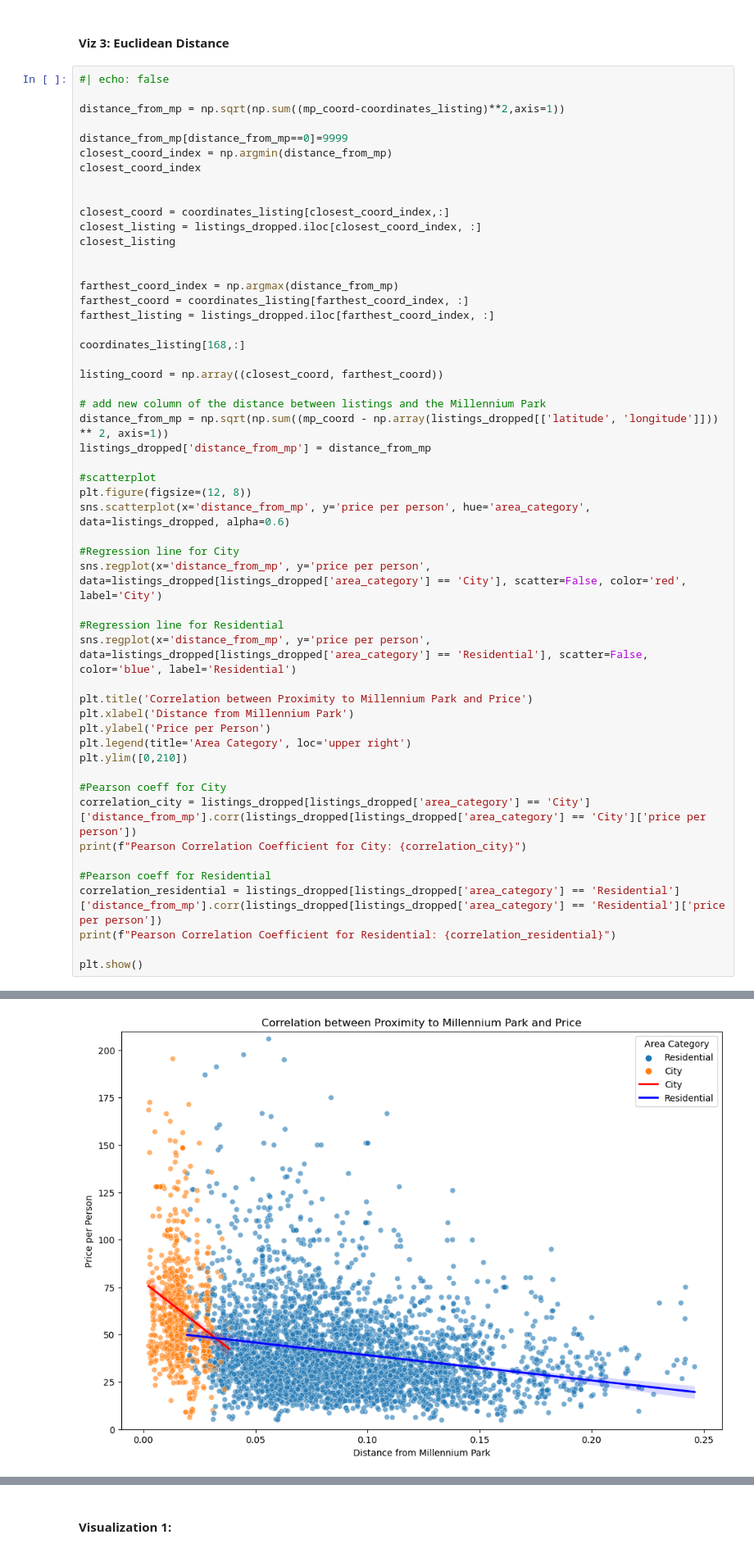
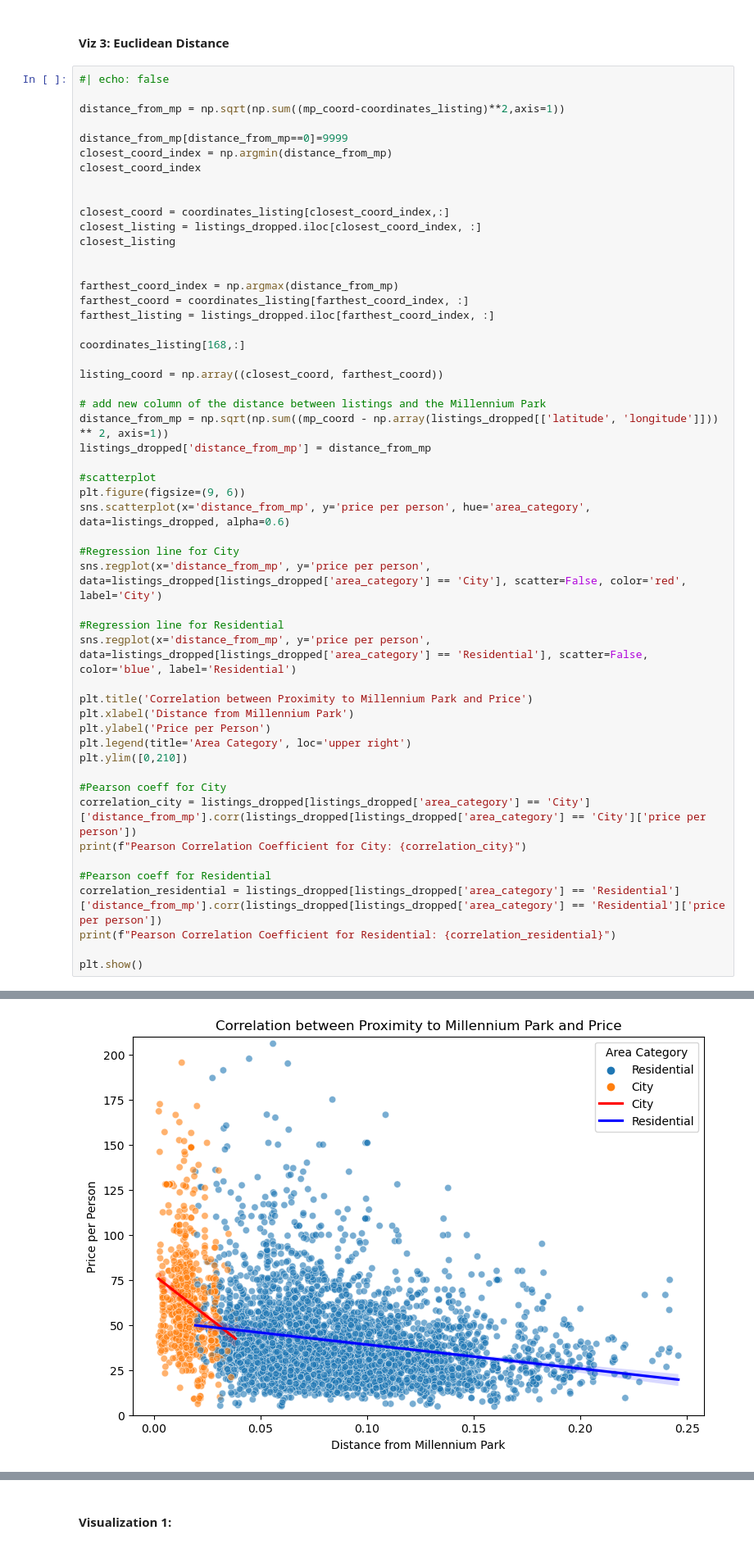
Before and after one commit to chrispylee123/seoulmates, a Jupyter notebook: Project Report/Project_Report_vDraft5.ipynb, the cells around one changed output, grey strips where cells are left out. Shown at 82% size. Saved outputs shown, nothing was run; the diff lists cells and outputs as text.

```diff
--- a/Project Report/Project_Report_vDraft5.ipynb
+++ b/Project Report/Project_Report_vDraft5.ipynb
@@ -340,33 +338,33 @@ listing_coord = np.array((closest_coord, farthest_coord))
 distance_from_mp = np.sqrt(np.sum((mp_coord - np.array(listings_dropped[['latitude', 'longitude']])) ** 2, axis=1))
 listings_dropped['distance_from_mp'] = distance_from_mp
 
 #scatterplot
-plt.figure(figsize=(12, 8))
+plt.figure(figsize=(9, 6))
 sns.scatterplot(x='distance_from_mp', y='price per person', hue='area_category', data=listings_dropped, alpha=0.6)
 
 #Regression line for City
 sns.regplot(x='distance_from_mp', y='price per person', data=listings_dropped[listings_dropped['area_category'] == 'City'], scatter=False, color='red', label='City')
 
 #Regression line for Residential
 sns.regplot(x='distance_from_mp', y='price per person', data=listings_dropped[listings_dropped['area_category'] == 'Residential'], scatter=False, color='blue', label='Residential')
 
 plt.title('Correlation between Proximity to Millennium Park and Price')
 plt.xlabel('Distance from Millennium Park')
 plt.ylabel('Price per Person')
 plt.legend(title='Area Category', loc='upper right')
 plt.ylim([0,210])
 
 #Pearson coeff for City
 correlation_city = listings_dropped[listings_dropped['area_category'] == 'City']['distance_from_mp'].corr(listings_dropped[listings_dropped['area_category'] == 'City']['price per person'])
 print(f"Pearson Correlation Coefficient for City: {correlation_city}")
 
 #Pearson coeff for Residential
 correlation_residential = listings_dropped[listings_dropped['area_category'] == 'Residential']['distance_from_mp'].corr(listings_dropped[listings_dropped['area_category'] == 'Residential']['price per person'])
 print(f"Pearson Correlation Coefficient for Residential: {correlation_residential}")
 
 plt.show()
 # %% [output]
 Pearson Correlation Coefficient for City: -0.2431514372110407
 Pearson Correlation Coefficient for Residential: -0.13587967221351582
-[figure, old version]
+[figure, new version]
 # %% [markdown]
```
Also changed, not shown: parts of 11 cells of this notebook, 1 other file.
